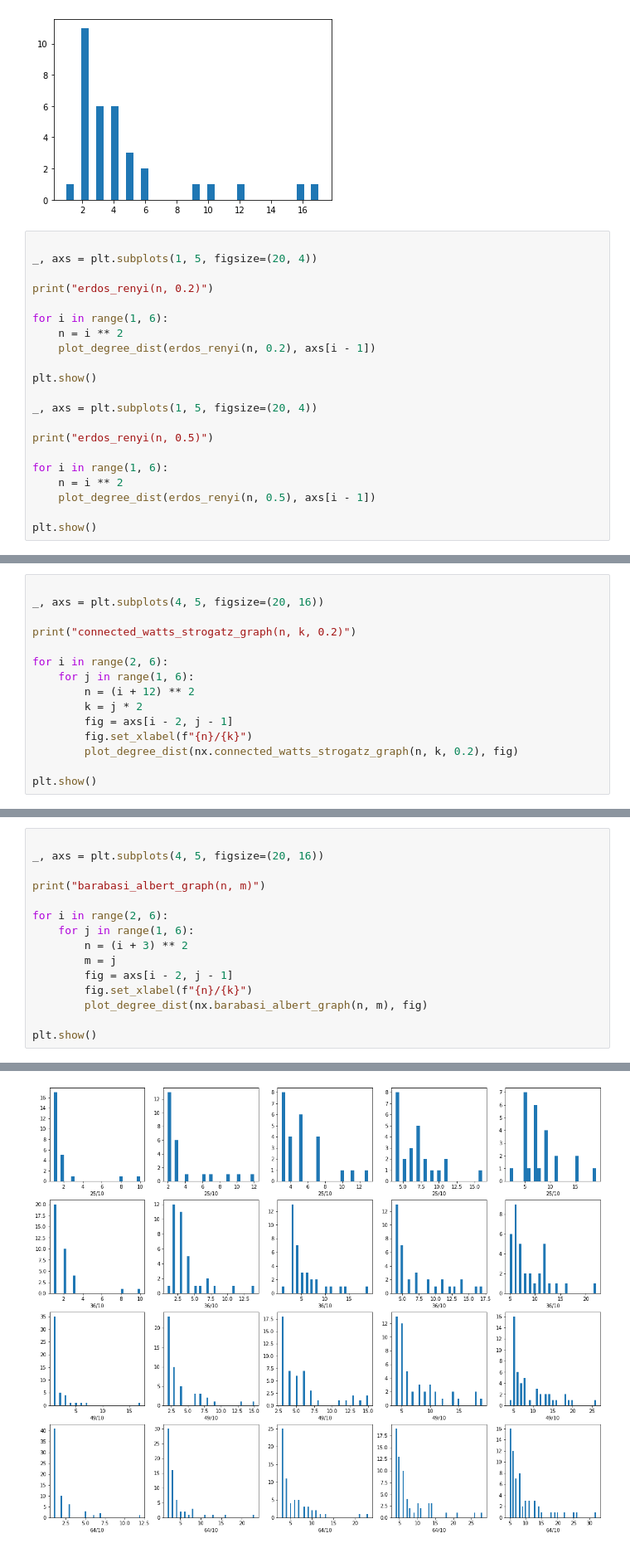
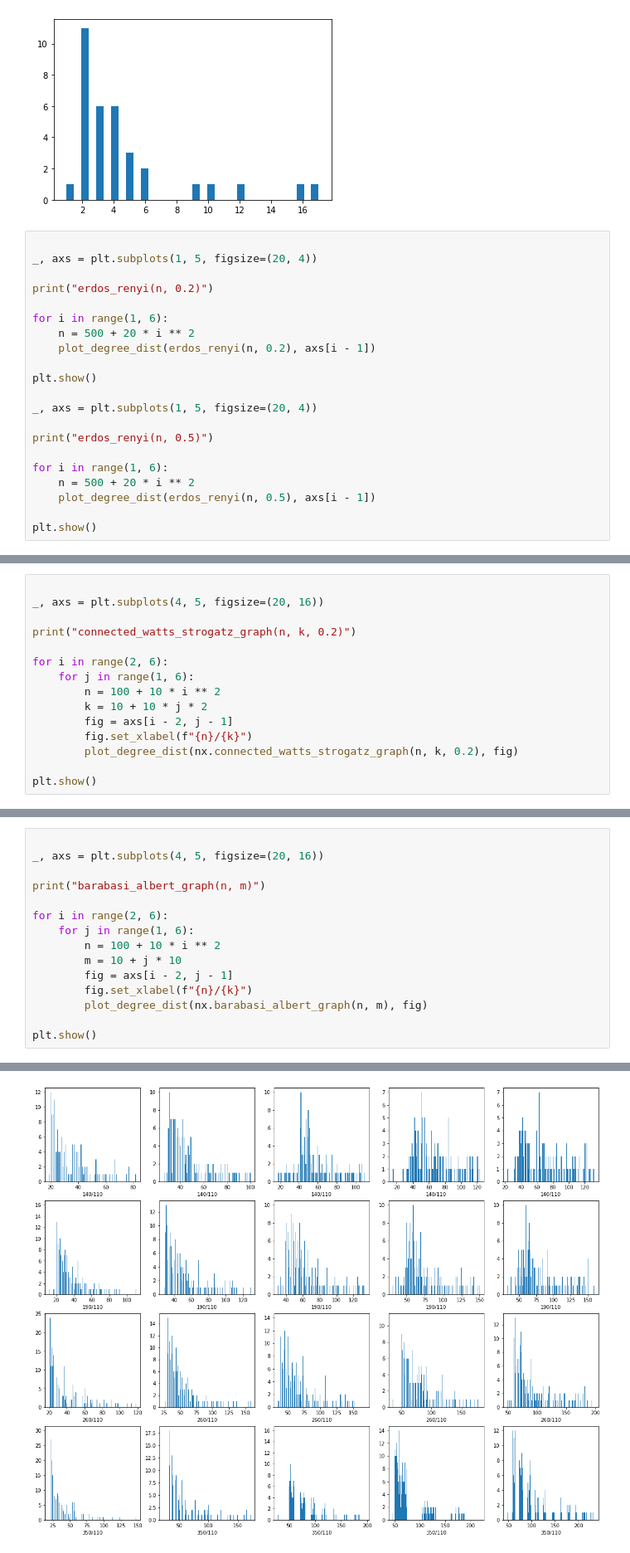
Before and after one commit to ate47/Cours, a Jupyter notebook: dm/graph/work.ipynb, the cells around one changed output, grey strips where cells are left out. Shown at 83% size. Saved outputs shown, nothing was run; the diff lists cells and outputs as text.

```diff
--- a/dm/graph/work.ipynb
+++ b/dm/graph/work.ipynb
@@ -182,7 +182,7 @@ _, axs = plt.subplots(1, 5, figsize=(20, 4))
 print("erdos_renyi(n, 0.2)")
 
 for i in range(1, 6):
-    n = i ** 2
+    n = 500 + 20 * i ** 2
     plot_degree_dist(erdos_renyi(n, 0.2), axs[i - 1])
 
 plt.show()
@@ -192,7 +192,7 @@ _, axs = plt.subplots(1, 5, figsize=(20, 4))
 print("erdos_renyi(n, 0.5)")
 
 for i in range(1, 6):
-    n = i ** 2
+    n = 500 + 20 * i ** 2
     plot_degree_dist(erdos_renyi(n, 0.5), axs[i - 1])
 
 plt.show()
@@ -209,8 +209,8 @@ print("connected_watts_strogatz_graph(n, k, 0.2)")
 
 for i in range(2, 6):
     for j in range(1, 6):
-        n = (i + 12) ** 2
-        k = j * 2
+        n = 100 + 10 * i ** 2
+        k = 10 + 10 * j * 2
         fig = axs[i - 2, j - 1]
         fig.set_xlabel(f"{n}/{k}")
         plot_degree_dist(nx.connected_watts_strogatz_graph(n, k, 0.2), fig)
@@ -222,21 +222,21 @@ connected_watts_strogatz_graph(n, k, 0.2)
 # %%
 
 _, axs = plt.subplots(4, 5, figsize=(20, 16))
 
 print("barabasi_albert_graph(n, m)")
 
 for i in range(2, 6):
     for j in range(1, 6):
-        n = (i + 3) ** 2
-        m = j
+        n = 100 + 10 * i ** 2
+        m = 10 + j * 10
         fig = axs[i - 2, j - 1]
         fig.set_xlabel(f"{n}/{k}")
         plot_degree_dist(nx.barabasi_albert_graph(n, m), fig)
 
 plt.show()
 # %% [output]
 barabasi_albert_graph(n, m)
-[figure, old version]
+[figure, new version]
 # %%
 plot_degree_dist(nx.LFR_benchmark_graph(250, 3, 1.5, 0.1, average_degree=5, min_community=20,
                        seed=10))
```
Also changed, not shown: parts of 9 cells of this notebook.
